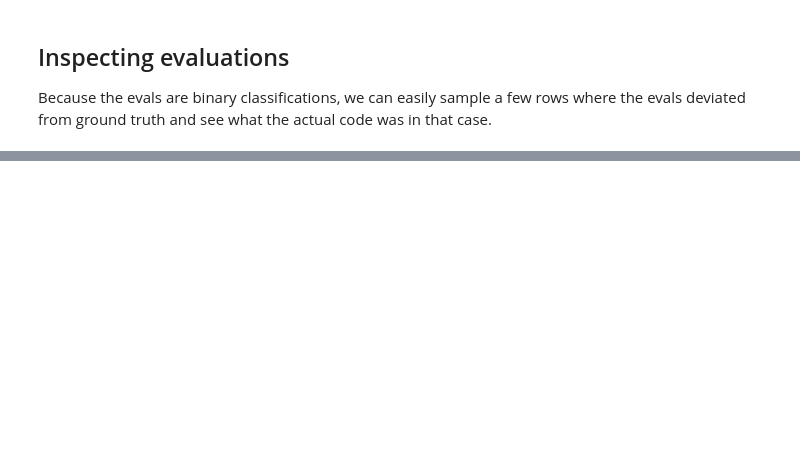
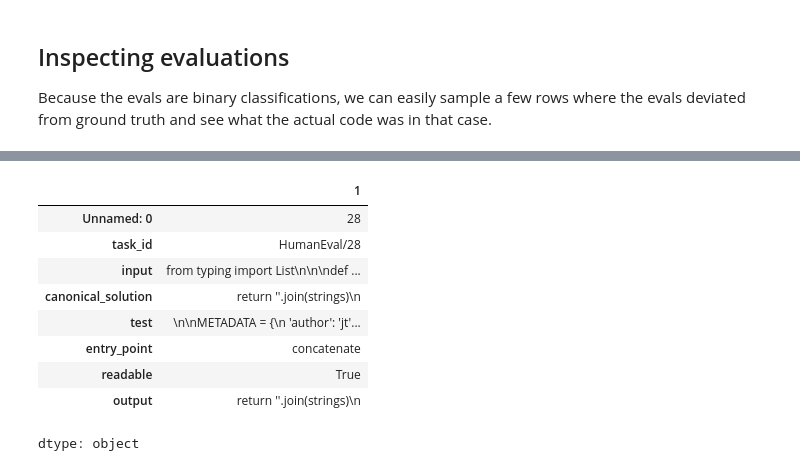
Before and after one commit to vineet0814/LLM-Evaluator-Code-Generation, a Jupyter notebook: evaluate_code_readability.ipynb, the cells around one changed output, grey strips where cells are left out. Cells and saved outputs as stored; diff of their text form; code cells hidden in the pictures; blank space fills up the shorter version.

Commit message:
added a test case at the end

```diff
--- a/evaluate_code_readability.ipynb
+++ b/evaluate_code_readability.ipynb
@@ -221,0 +232,14 @@ When evaluating a dataset for readability, it can be useful to know why the LLM
+# %%
+index = 1
+df.iloc[index]
+# %% [output]
+|  | 1 |
+| Unnamed: 0 | 28 |
+| task_id | HumanEval/28 |
+| input | from typing import List\n\n\ndef ... |
+| canonical_solution | return ''.join(strings)\n |
+| test | \n\nMETADATA = {\n 'author': 'jt'... |
+| entry_point | concatenate |
+| readable | True |
+| output | return ''.join(strings)\n |
+dtype: object
```
Also changed, not shown: parts of 14 cells of this notebook.
